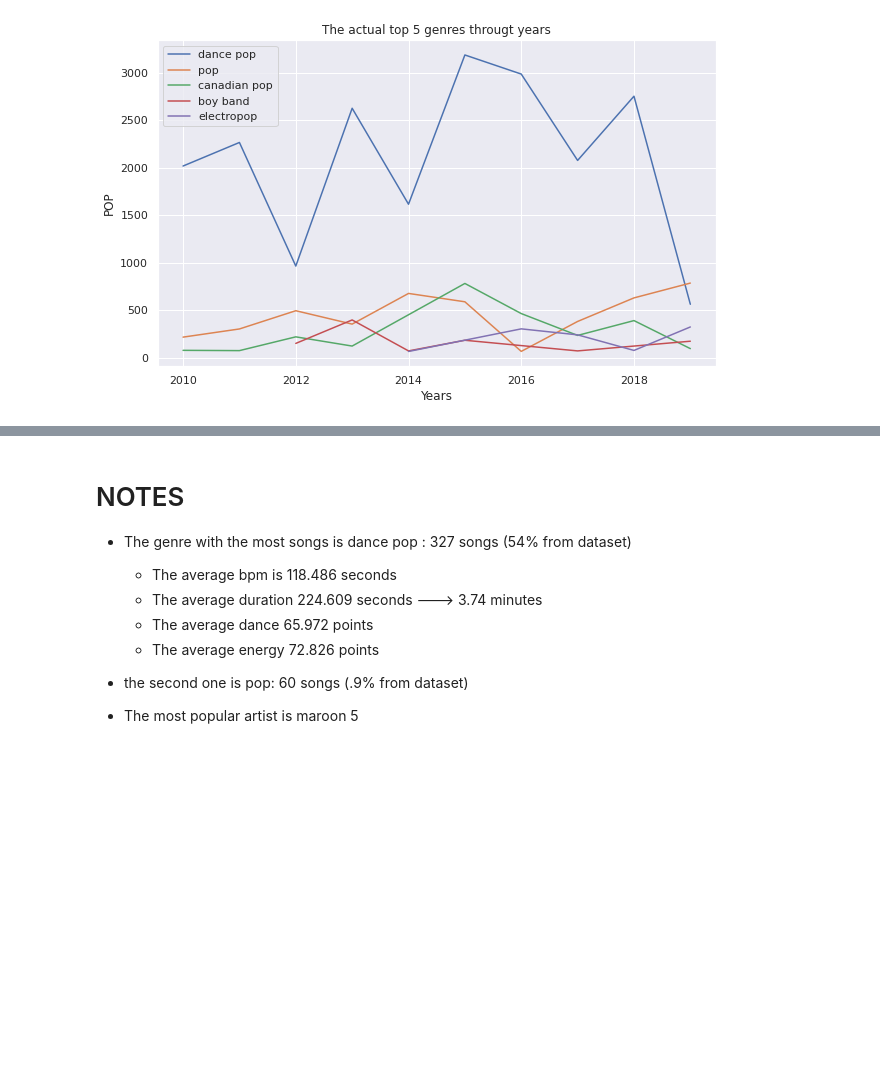
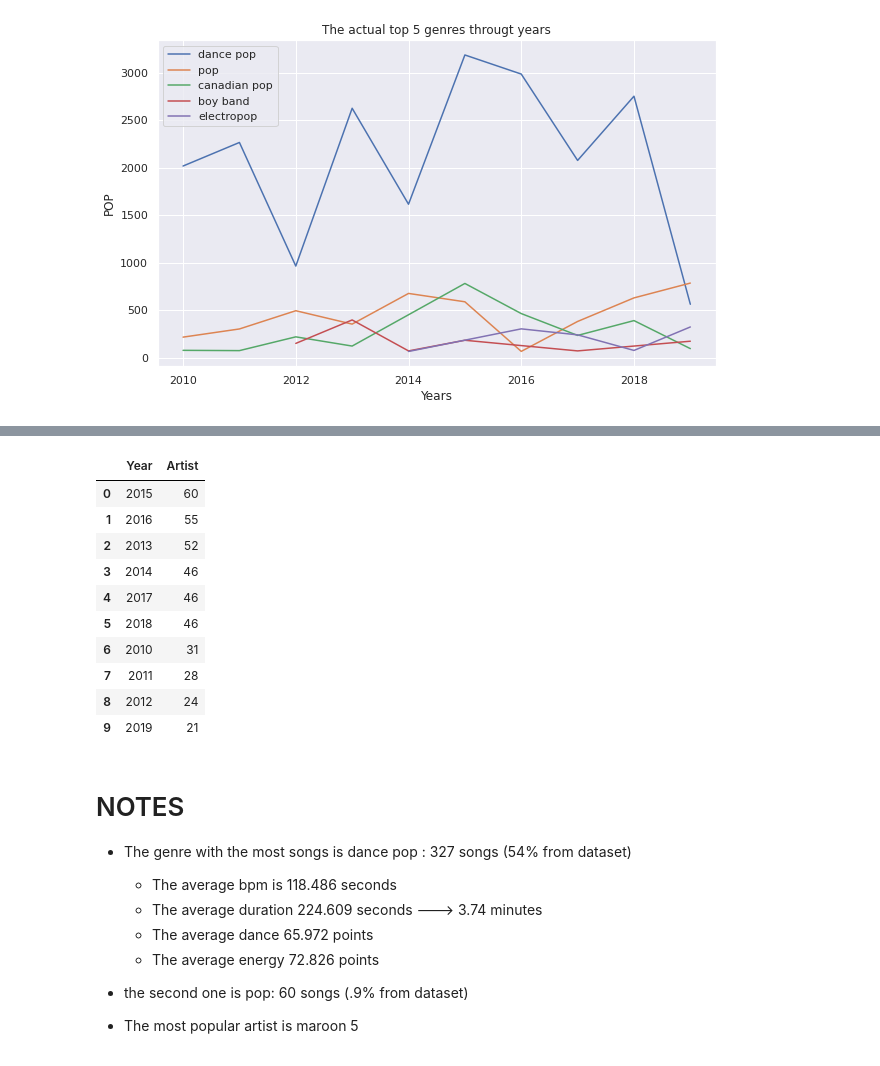
Before and after one commit to ADRIANVM117/proyectos_propios, a Jupyter notebook: mini_proyectos/spotify_advm/spotify_advm.ipynb, the cells around one changed output, grey strips where cells are left out. Drawn from its saved outputs; the diff is of its cells as text; code cells hidden in the pictures; blank space fills up the shorter version.

```diff
--- a/mini_proyectos/spotify_advm/spotify_advm.ipynb
+++ b/mini_proyectos/spotify_advm/spotify_advm.ipynb
@@ -307,3 +332,23 @@ plt.legend(['dance pop','pop','canadian pop','boy band','electropop'])
+# %%
+yfewerartist = b.year.value_counts(ascending= False)
+y  = pd.DataFrame(yfewerartist)
+z = y.reset_index()
+z['Year'] = z['index']
+z['Artist'] = z['year']
+z = z.drop(['index'	,'year'], axis = 1)
+z
+# %% [output]
+|  | Year | Artist |
+| 0 | 2015 | 60 |
+| 1 | 2016 | 55 |
+| 2 | 2013 | 52 |
+| 3 | 2014 | 46 |
+| 4 | 2017 | 46 |
+| 5 | 2018 | 46 |
+| 6 | 2010 | 31 |
+| 7 | 2011 | 28 |
+| 8 | 2012 | 24 |
+| 9 | 2019 | 21 |
 # %% [markdown]
 # NOTES
 
```
Also changed, not shown: parts of 6 cells of this notebook.
